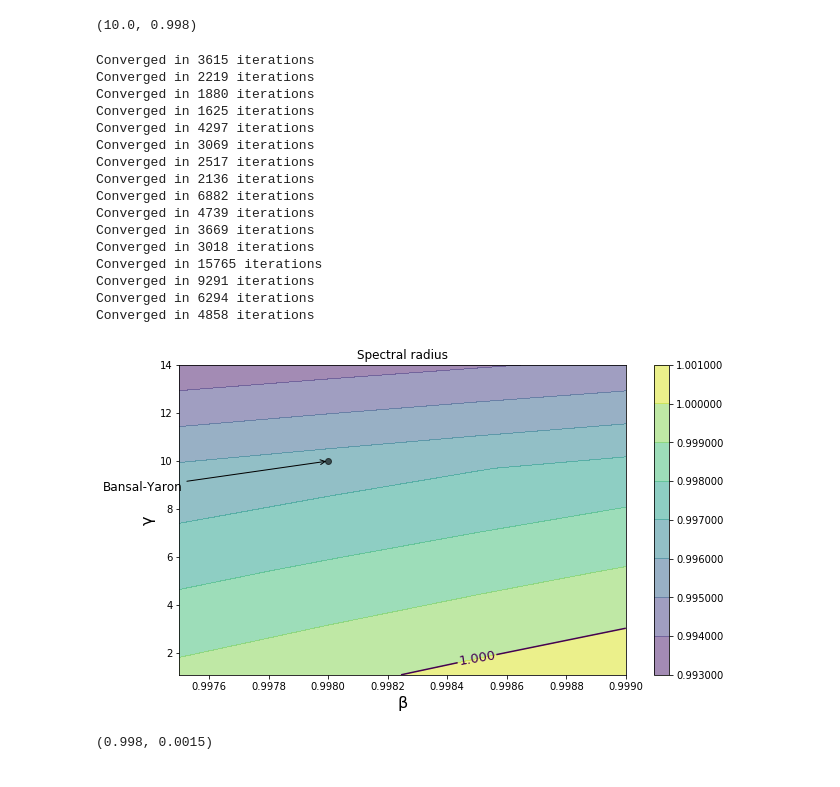
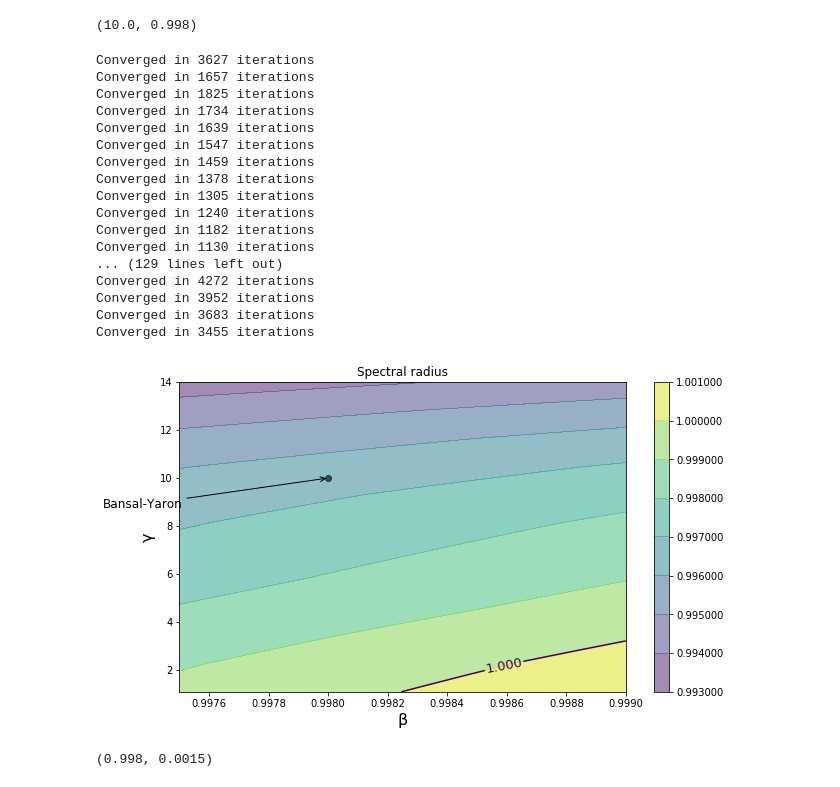
Before and after one commit to jstac/asset_pricing_code, a Jupyter notebook: ez_code/sandpit_by_stability_plots.ipynb, the cells around one changed output. Saved outputs shown, nothing was run; the diff lists cells and outputs as text; code cells hidden in the pictures.

```diff
--- a/ez_code/sandpit_by_stability_plots.ipynb
+++ b/ez_code/sandpit_by_stability_plots.ipynb
@@ -28,27 +30,28 @@ by.γ, by.β
 # %%
 stability_plot(BY,
                'β', 0.9975, 0.999,
                'γ', 1.1, 14,
                 coords=(-225, -30),
-                G=4)
+                G=12)
 # %% [output]
-Converged in 3615 iterations
-Converged in 2219 iterations
-Converged in 1880 iterations
-Converged in 1625 iterations
-Converged in 4297 iterations
-Converged in 3069 iterations
-Converged in 2517 iterations
-Converged in 2136 iterations
-Converged in 6882 iterations
-Converged in 4739 iterations
-Converged in 3669 iterations
-Converged in 3018 iterations
-Converged in 15765 iterations
-Converged in 9291 iterations
-Converged in 6294 iterations
-Converged in 4858 iterations
+Converged in 3627 iterations
+Converged in 1657 iterations
+Converged in 1825 iterations
+Converged in 1734 iterations
+Converged in 1639 iterations
+Converged in 1547 iterations
+Converged in 1459 iterations
+Converged in 1378 iterations
+Converged in 1305 iterations
+Converged in 1240 iterations
+Converged in 1182 iterations
+Converged in 1130 iterations
+... (129 lines left out)
+Converged in 4272 iterations
+Converged in 3952 iterations
+Converged in 3683 iterations
+Converged in 3455 iterations
-[figure, old version]
+[figure, new version]
 # %%
 by.β, by.μ_d
 # %% [output]
```
Also changed, not shown: parts of 8 cells of this notebook, 4 other files.
